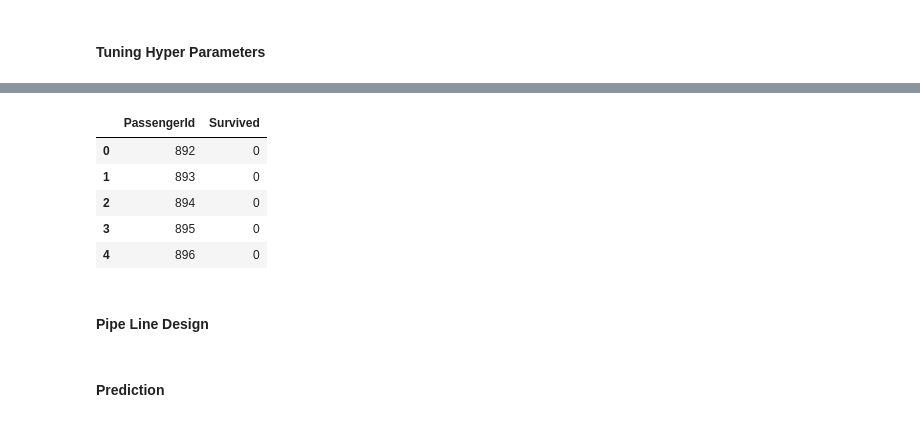
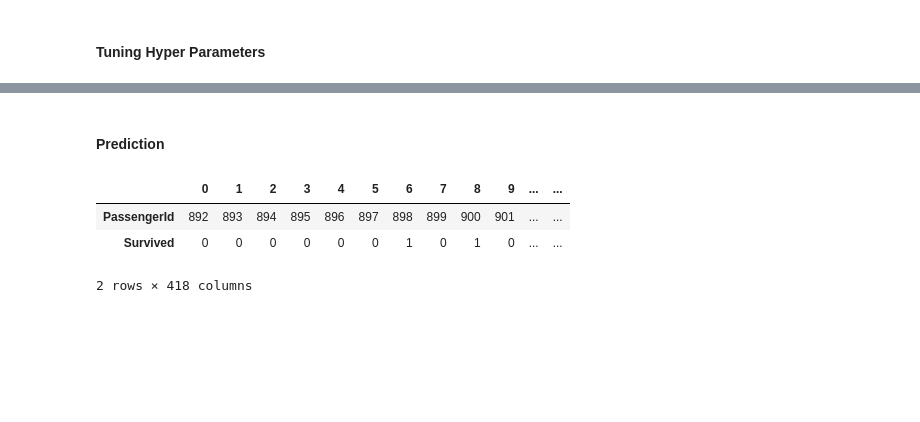
Before and after one commit to aqilxe/Kaggle-Titanic---Machine-Learning-from-Disaster, a Jupyter notebook: Titanic.ipynb, the cells around one changed output, grey strips where cells are left out. Cells and saved outputs as stored; diff of their text form; code cells hidden in the pictures; blank space fills up the shorter version.

```diff
--- a/Titanic.ipynb
+++ b/Titanic.ipynb
@@ -336,7 +313,28 @@ iestimator_dict = iestimator.fit(x_train,y_train)
 # %%
+# Parameters of random support vector machine
+
+kernel=['rbf','sigmoid']
+C= [1,5,10,20,50,100,200,500,1000]
+degree = [1,2,3]
+gamma = ['scale', 'auto']
+distributions = {
+    "kernel": kernel,
+    "C": C,
+    "degree":degree,
+    "gamma" : gamma,
+}
+
+iestimator = RandomizedSearchCV(
+    svm.SVC(),
+    param_distributions=distributions,
+    n_iter = 30
+)
+
+iestimator_dict = iestimator.fit(x_train,y_train)
 best_config= iestimator_dict.best_estimator_
 best_y_pred = cross_val_predict(best_config, x_train,y_train, cv=3)
 print("Accuracy= ", accuracy_score(best_y_pred, y_train))
 print(confusion_matrix(best_y_pred, y_train))
 print(classification_report(best_y_pred,y_train))
+best_config
 # %% [output]
@@ -354,6 +352,0 @@ weighted avg       0.82      0.81      0.81       757
-# %%
-best_config= iestimator_dict.best_estimator_
-best_y_pred = cross_val_predict(best_config, x_test,y_test, cv=3)
-print("Accuracy= ", accuracy_score(best_y_pred, y_test))
-print(confusion_matrix(best_y_pred, y_test))
-print(classification_report(best_y_pred,y_test))
@@ -372,16 +353,11 @@ weighted avg       0.81      0.81      0.81       134
-# %%
-tdata_final = pd.DataFrame([tdata['PassengerId'],best_config.predict(tdata_drp[var_col])],index = ['PassengerId','Survived']).T
-tdata_final.head()
-# %% [output]
-|  | PassengerId | Survived |
-| 0 | 892 | 0 |
-| 1 | 893 | 0 |
-| 2 | 894 | 0 |
-| 3 | 895 | 0 |
-| 4 | 896 | 0 |
-# %% [markdown]
-<a class="anchor" id="Pipeline"></a>
-#### **Pipe Line Design**
 # %% [markdown]
 <a class="anchor" id="Prediction"></a>
 #### **Prediction**
+# %%
+tdata_final = pd.DataFrame([tdata['PassengerId'],best_config.predict(tdata_drp[var_col])],index = ['PassengerId','Survived'])
+tdata_final
+# %% [output]
+|  | 0 | 1 | 2 | 3 | 4 | 5 | 6 | 7 | 8 | 9 | ... | ... |
+| PassengerId | 892 | 893 | 894 | 895 | 896 | 897 | 898 | 899 | 900 | 901 | ... | ... |
+| Survived | 0 | 0 | 0 | 0 | 0 | 0 | 1 | 0 | 1 | 0 | ... | ... |
+2 rows × 418 columns
```
Also changed, not shown: parts of 11 cells of this notebook.
